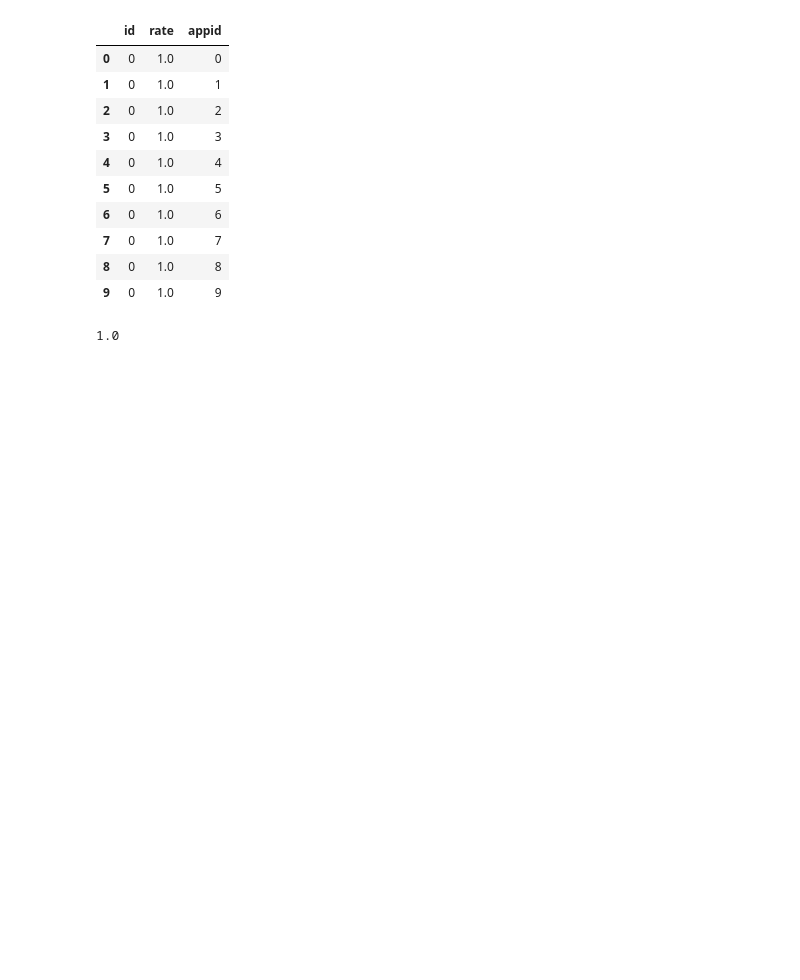
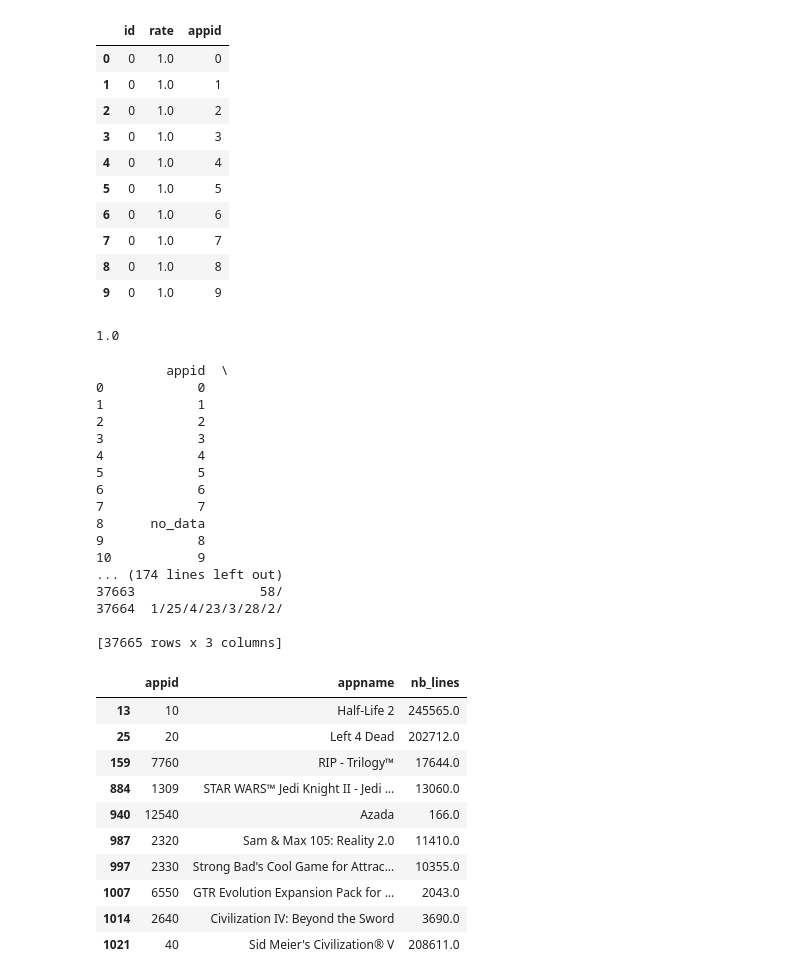
Before and after one commit to gmlunesa/vidyarecsys, a Jupyter notebook: rnn/rnn.ipynb, the cells around one changed output. Saved outputs shown, nothing was run; the diff lists cells and outputs as text; code cells hidden in the pictures; blank space fills up the shorter version.

Commit message:
Displayed a table.

```diff
--- a/rnn/rnn.ipynb
+++ b/rnn/rnn.ipynb
@@ -126,14 +126,61 @@ a.shape[0]/float(game_reviews.shape[0])
 # %%
 # Game metadata
 all_info = pd.read_csv('metadata.csv', sep=',')
-all_info['appname'] = all_info['appname'].fillna('no_data')
+all_info['appname'] = all_info['appname']
 all_info['genres'] = all_info['genres'].fillna('no_data')
+
 
 # Remap
 # all_info['appid'] = all_info['id'].astype(str).map(inverse_game_map)
 
-# # Add count
+all_info['appid'] = all_info['appid'].astype(int).map(inverse_game_map).fillna('no_data') # remap
+
+print (all_info)
+
+games_nb["old_id"] = games_nb["old_id"].astype(int).values
+all_info =  pd.merge(all_info,games_nb,how='left',left_on='appid',right_on='old_id')
+
+a = all_info.dropna()[['appid','appname', 'nb_lines']]
+# all_info.dropna().sample(10)[['appid','appname','rate','nb_lines']]
+pd.set_option('display.max_colwidth', 100)
+a.head(10)
+
+
+# # # Add count
 # games_nb["old_id"] = games_nb["old_id"].astype(int).values
-# all_info =  pd.merge(all_info,games_nb,how='left',left_on='id',right_on='old_id')
+# all_info =  pd.merge(all_info,games_nb,how='left',left_on='appid',right_on='old_id')
 
-# all_info.dropna().sample(10)[['appid','appname','rate','nb_lines']]
+# print (all_info)
+# a = all_info.dropna()[['appid','appname', 'nb_lines']]
+# # all_info.dropna().sample(10)[['appid','appname','rate','nb_lines']]
+# pd.set_option('display.max_colwidth', 100)
+# a.head(10)
+# %% [output]
+         appid  \
+0            0
+1            1
+2            2
+3            3
+4            4
+5            5
+6            6
+7            7
+8      no_data
+9            8
+10           9
+... (174 lines left out)
+37663                58/
+37664  1/25/4/23/3/28/2/
+
+[37665 rows x 3 columns]
+|  | appid | appname | nb_lines |
+| 13 | 10 | Half-Life 2 | 245565.0 |
+| 25 | 20 | Left 4 Dead | 202712.0 |
+| 159 | 7760 | RIP - Trilogy™ | 17644.0 |
+| 884 | 1309 | STAR WARS™ Jedi Knight II - Jedi ... | 13060.0 |
+| 940 | 12540 | Azada | 166.0 |
+| 987 | 2320 | Sam & Max 105: Reality 2.0 | 11410.0 |
+| 997 | 2330 | Strong Bad's Cool Game for Attrac... | 10355.0 |
+| 1007 | 6550 | GTR Evolution Expansion Pack for ... | 2043.0 |
+| 1014 | 2640 | Civilization IV: Beyond the Sword | 3690.0 |
+| 1021 | 40 | Sid Meier's Civilization® V | 208611.0 |
```
